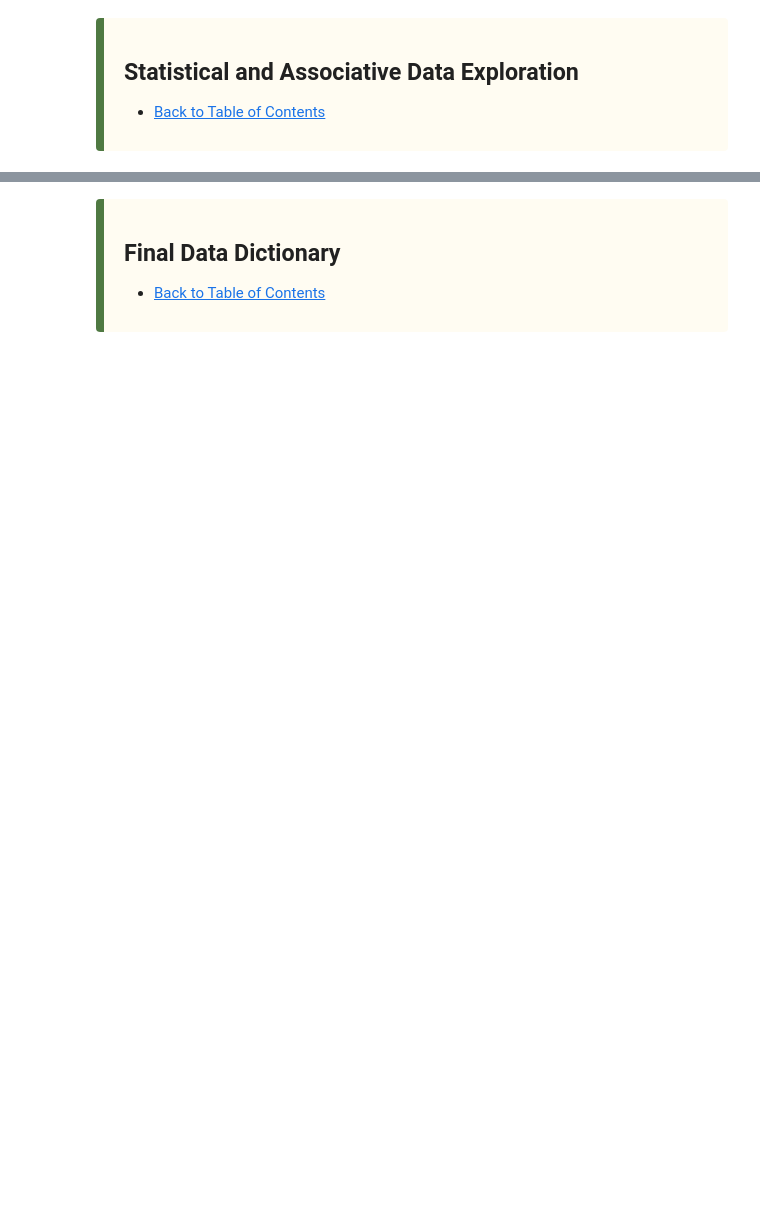
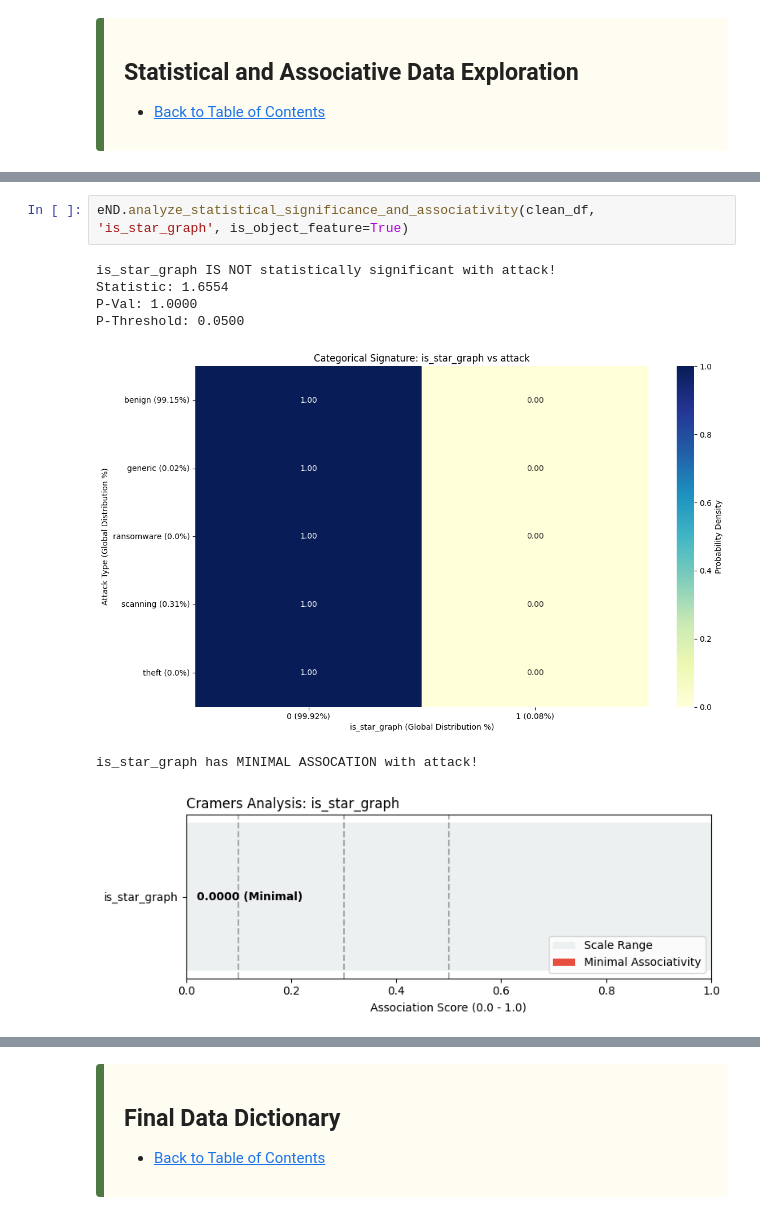
Before and after one commit to JaredWood-DU/COMP3703, a Jupyter notebook: final/explore_complex_networks.ipynb, the cells around one changed output, grey strips where cells are left out. Cells and saved outputs as stored; diff of their text form; blank space fills up the shorter version.

```diff
--- a/final/explore_complex_networks.ipynb
+++ b/final/explore_complex_networks.ipynb
@@ -198,0 +413,10 @@ eCN.batch_generate_timing(df)
+# %%
+eND.analyze_statistical_significance_and_associativity(clean_df, 'is_star_graph', is_object_feature=True)
+# %% [output]
+is_star_graph IS NOT statistically significant with attack!
+Statistic: 1.6554
+P-Val: 1.0000
+P-Threshold: 0.0500
+[figure, added]
+is_star_graph has MINIMAL ASSOCATION with attack!
+[figure, added]
```
Also changed, not shown: parts of 55 cells of this notebook, 2 other files.
